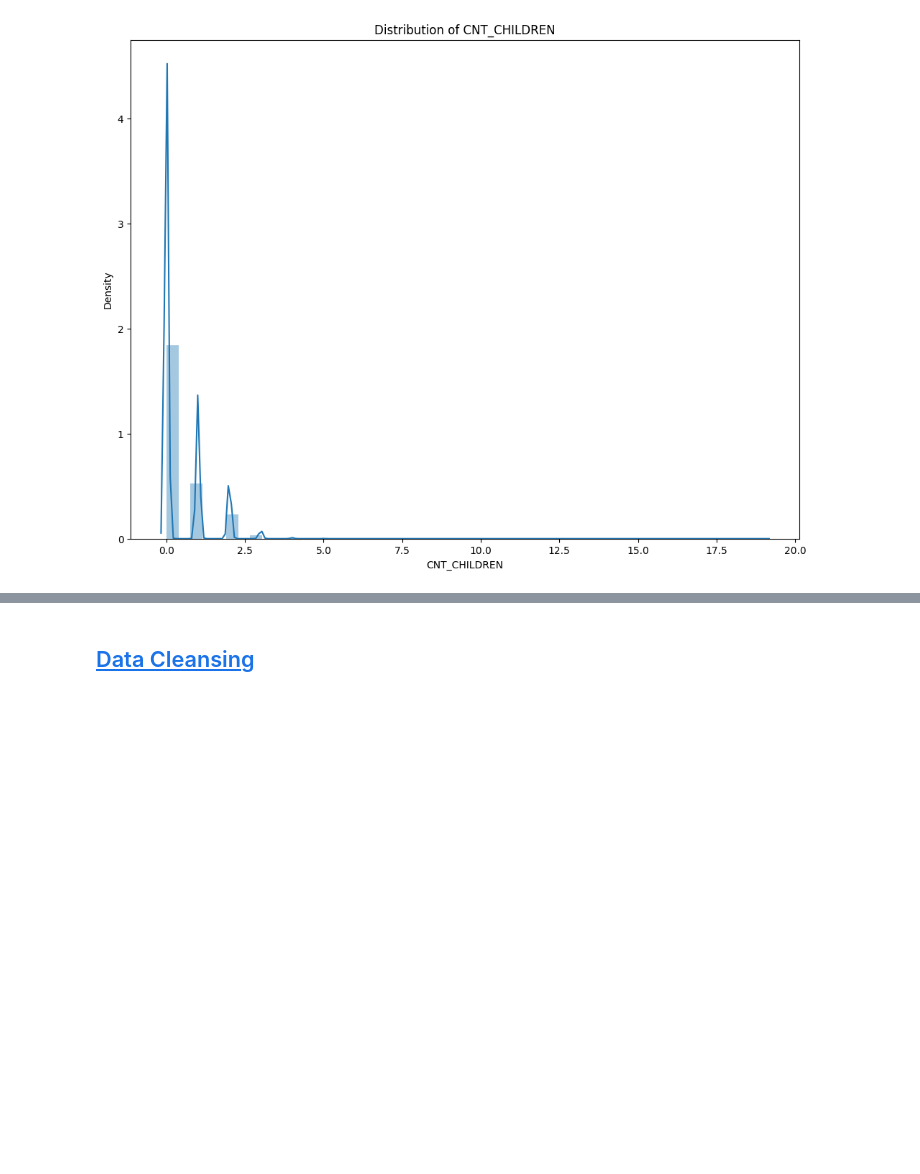
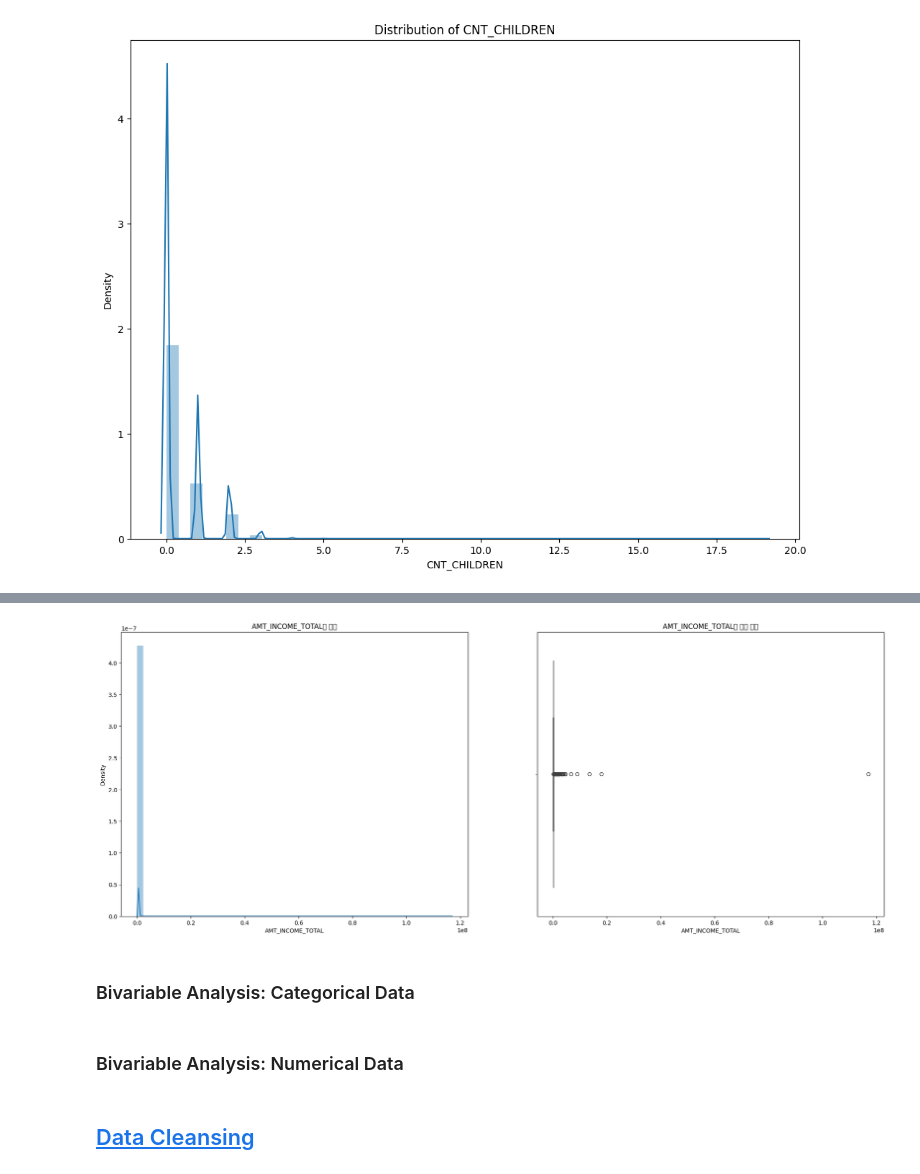
Before and after one commit to dongchanlim/MSBA, a Jupyter notebook: CapstoneProject/notebooks/EDA/EDA.ipynb, the cells around one changed output, grey strips where cells are left out. Drawn from its saved outputs; the diff is of its cells as text; code cells hidden in the pictures; blank space fills up the shorter version.

```diff
--- a/CapstoneProject/notebooks/EDA/EDA.ipynb
+++ b/CapstoneProject/notebooks/EDA/EDA.ipynb
@@ -393,3 +399,18 @@ def plot_num_distribution(data, col):
+# %%
+def plot_num_subplot(data, col):
+    plt.figure(figsize=(24, 9))
+
+    # 분포 플롯
+    plt.subplot(1, 2, 1)  # 1행 2열의 첫 번째 위치에 서브 플롯 생성
+    plt.title(f"{col}의 분포")
+    sns.distplot(data[col])
+
+    # 박스 플롯
+    plt.subplot(1, 2, 2)  # 1행 2열의 두 번째 위치에 서브 플롯 생성
+    plt.title(f"{col}의 박스 플롯")
+    sns.boxplot(x=data[col], orient='h')
+
+    plt.show()
 # %%
 plot_num_distribution(train, 'CNT_CHILDREN')
 # %% [output]
@@ -397,3 +422,11 @@ plot_num_distribution(train, 'CNT_CHILDREN')
+# %%
+plot_num_subplot(train, 'AMT_INCOME_TOTAL')
+# %% [output]
+[figure, added]
+# %% [markdown]
+### Bivariable Analysis: Categorical Data
+# %% [markdown]
+### Bivariable Analysis: Numerical Data
 # %% [markdown]
 ## <a id='toc1_7_'></a>[Data Cleansing](#toc0_)
 # %% [markdown]
```
Also changed, not shown: parts of 3 cells of this notebook.
